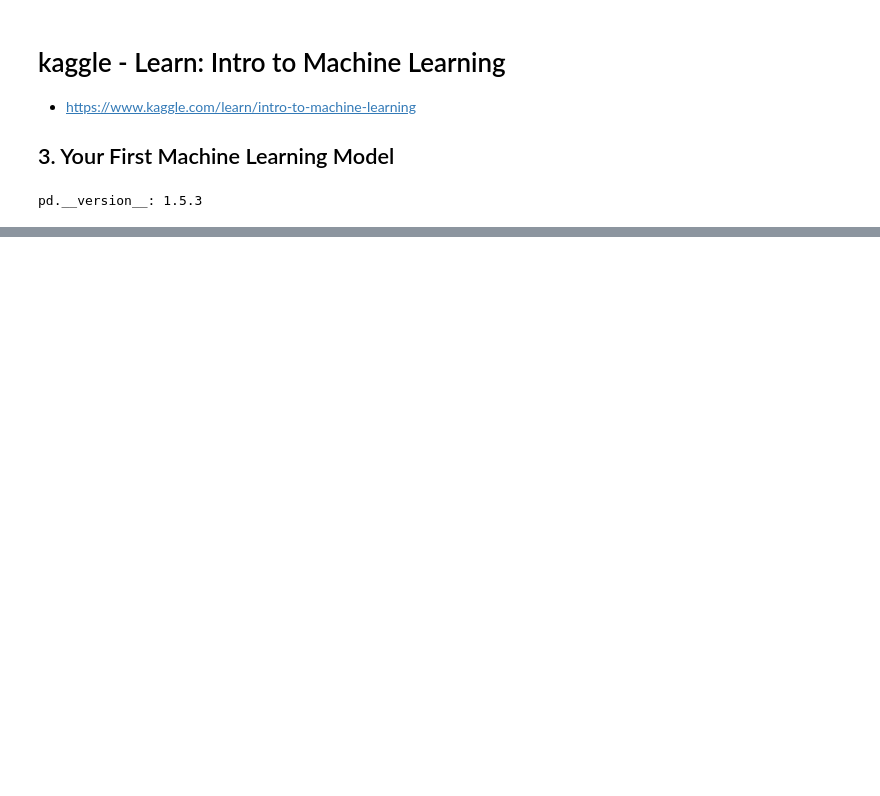
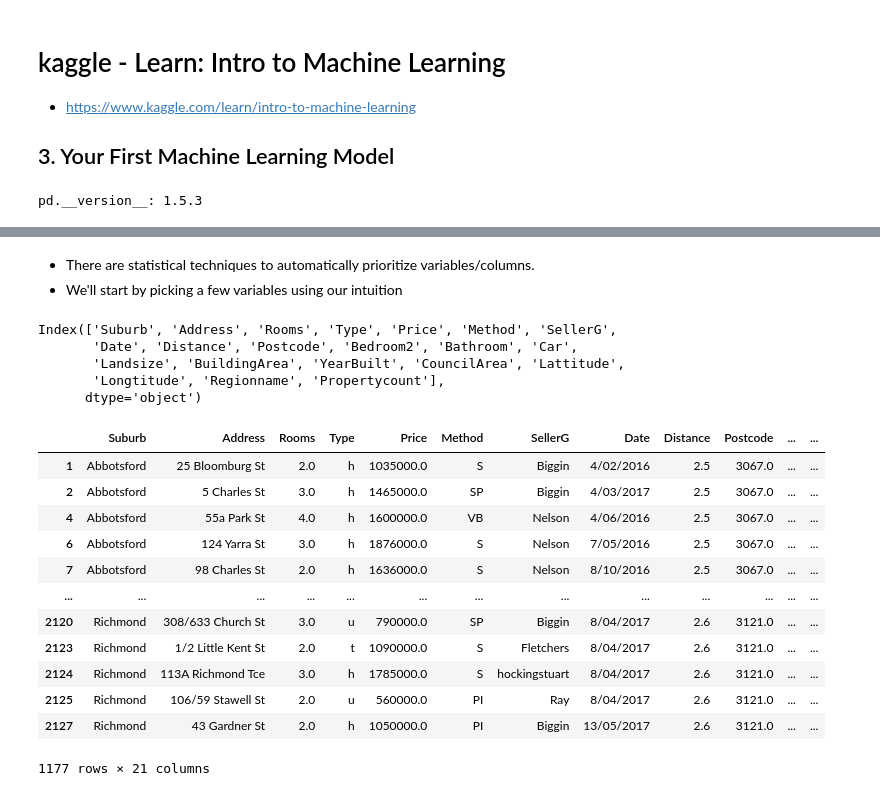
Before and after one commit to jmonti-gh/MachineLearning_Py, a Jupyter notebook: kaggle_ML_3.ipynb, the cells around one changed output, grey strips where cells are left out. Drawn from its saved outputs; the diff is of its cells as text; code cells hidden in the pictures; blank space fills up the shorter version.

```diff
--- a/kaggle_ML_3.ipynb
+++ b/kaggle_ML_3.ipynb
@@ -19,0 +44,32 @@ melbourne_df.head(3)
+# %% [markdown]
+- There are statistical techniques to automatically prioritize variables/columns.
+- We'll start by picking a few variables using our intuition
+# %%
+melbourne_df.columns
+# %% [output]
+Index(['Suburb', 'Address', 'Rooms', 'Type', 'Price', 'Method', 'SellerG',
+       'Date', 'Distance', 'Postcode', 'Bedroom2', 'Bathroom', 'Car',
+       'Landsize', 'BuildingArea', 'YearBuilt', 'CouncilArea', 'Lattitude',
+       'Longtitude', 'Regionname', 'Propertycount'],
+      dtype='object')
+# %%
+# To avoid missing values we will take the simplest option for now, and drop houses from our data.
+#    (We'll learn to handle missing values in a later tutorial. )
+
+# dropna drops missing values (think of na as "not available")
+melbourne_df = melbourne_df.dropna(axis=0)
+display(melbourne_df)
+# %% [output]
+|  | Suburb | Address | Rooms | Type | Price | Method | SellerG | Date | Distance | Postcode | ... | ... |
+| 1 | Abbotsford | 25 Bloomburg St | 2.0 | h | 1035000.0 | S | Biggin | 4/02/2016 | 2.5 | 3067.0 | ... | ... |
+| 2 | Abbotsford | 5 Charles St | 3.0 | h | 1465000.0 | SP | Biggin | 4/03/2017 | 2.5 | 3067.0 | ... | ... |
+| 4 | Abbotsford | 55a Park St | 4.0 | h | 1600000.0 | VB | Nelson | 4/06/2016 | 2.5 | 3067.0 | ... | ... |
+| 6 | Abbotsford | 124 Yarra St | 3.0 | h | 1876000.0 | S | Nelson | 7/05/2016 | 2.5 | 3067.0 | ... | ... |
+| 7 | Abbotsford | 98 Charles St | 2.0 | h | 1636000.0 | S | Nelson | 8/10/2016 | 2.5 | 3067.0 | ... | ... |
+| ... | ... | ... | ... | ... | ... | ... | ... | ... | ... | ... | ... | ... |
+| 2120 | Richmond | 308/633 Church St | 3.0 | u | 790000.0 | SP | Biggin | 8/04/2017 | 2.6 | 3121.0 | ... | ... |
+| 2123 | Richmond | 1/2 Little Kent St | 2.0 | t | 1090000.0 | S | Fletchers | 8/04/2017 | 2.6 | 3121.0 | ... | ... |
+| 2124 | Richmond | 113A Richmond Tce | 3.0 | h | 1785000.0 | S | hockingstuart | 8/04/2017 | 2.6 | 3121.0 | ... | ... |
+| 2125 | Richmond | 106/59 Stawell St | 2.0 | u | 560000.0 | PI | Ray | 8/04/2017 | 2.6 | 3121.0 | ... | ... |
+| 2127 | Richmond | 43 Gardner St | 2.0 | h | 1050000.0 | PI | Biggin | 13/05/2017 | 2.6 | 3121.0 | ... | ... |
+1177 rows × 21 columns
```
Also changed, not shown: parts of 14 cells of this notebook, 1 other file.
